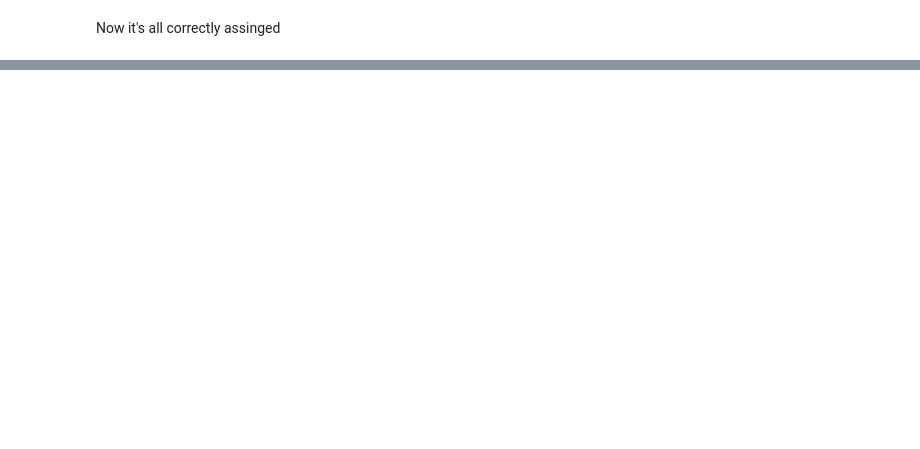
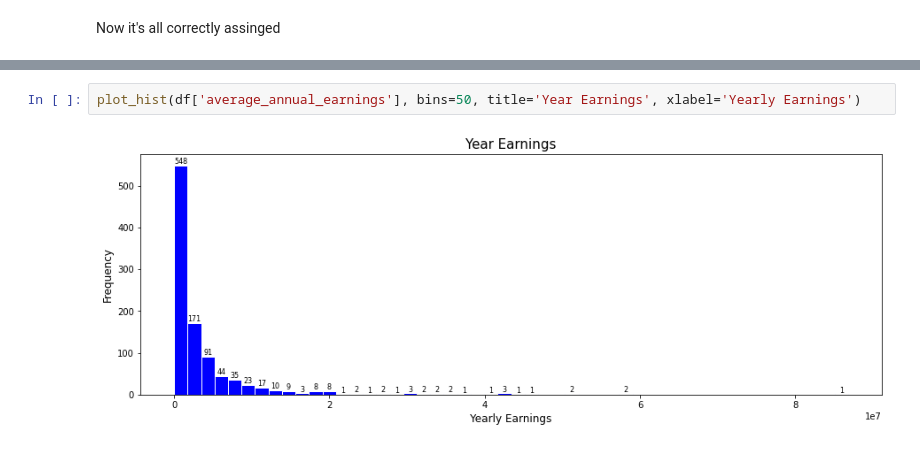
Before and after one commit to dooinn/youtube_2023, a Jupyter notebook: youtube_global_stats.ipynb, the cells around one changed output, grey strips where cells are left out. Drawn from its saved outputs; the diff is of its cells as text; blank space fills up the shorter version.

```diff
--- a/youtube_global_stats.ipynb
+++ b/youtube_global_stats.ipynb
@@ -240,0 +336,4 @@ we also need to investigate if ther inconsistent values are exist in categorical
+# %%
+plot_hist(df['average_annual_earnings'], bins=50, title='Year Earnings', xlabel='Yearly Earnings')
+# %% [output]
+[figure, added]
```
Also changed, not shown: parts of 23 cells of this notebook, 1 other file.
